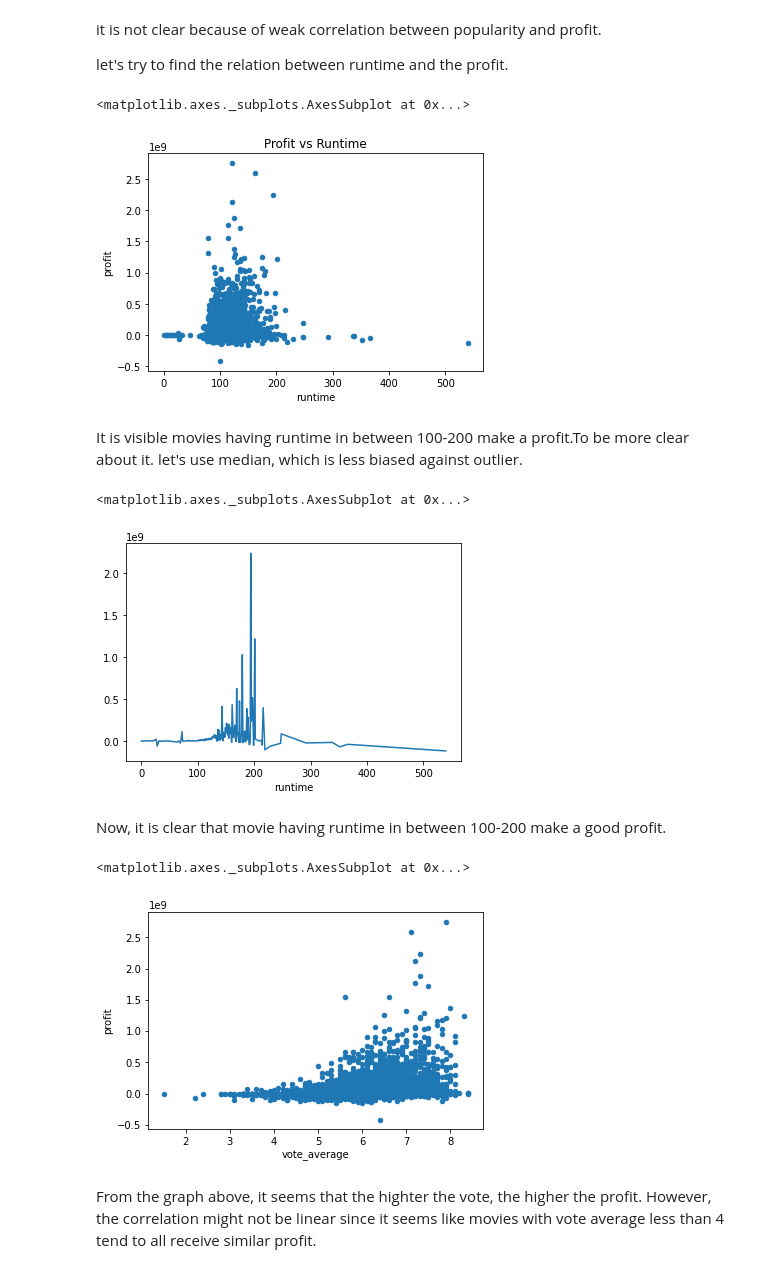
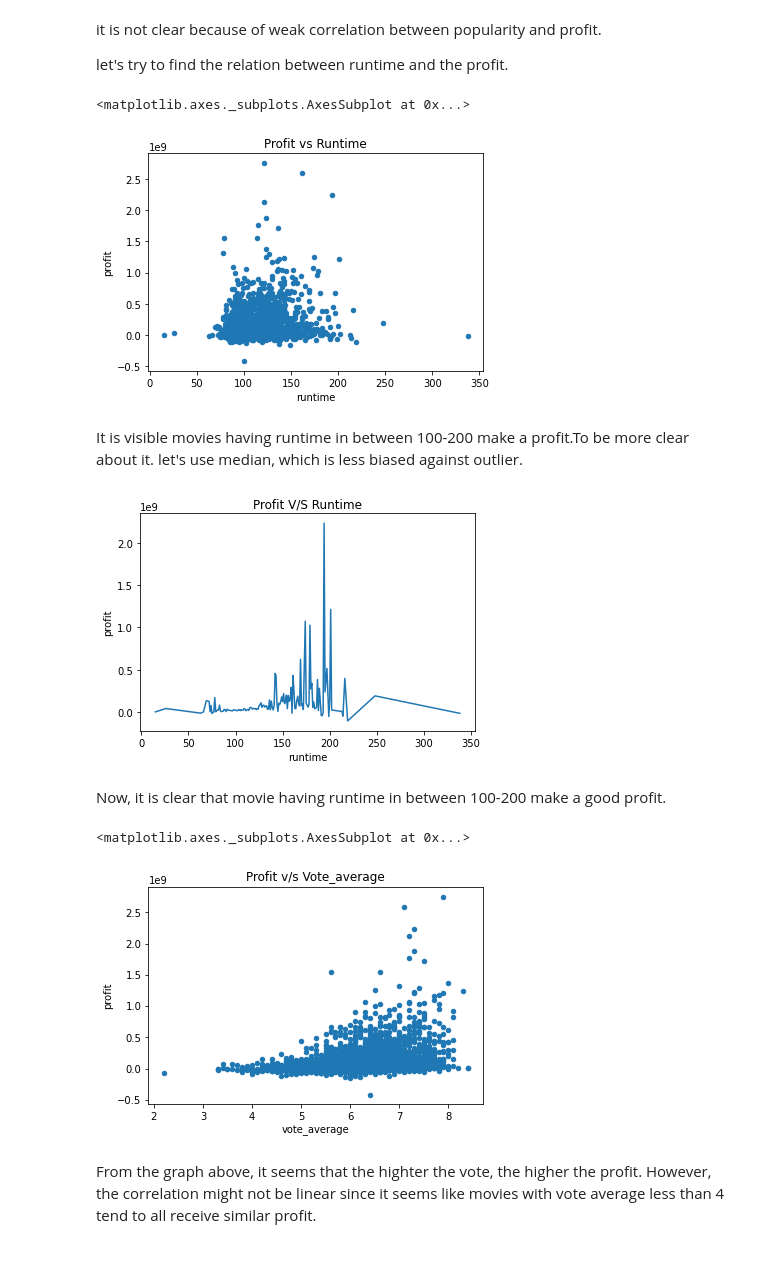
Before and after one commit to Ankurjainaj/A-B-Test-Results, a Jupyter notebook: investigate_a_TMDBMovie_Dataset.ipynb, the cells around one changed output. Drawn from its saved outputs; the diff is of its cells as text; code cells hidden in the pictures.

```diff
--- a/investigate_a_TMDBMovie_Dataset.ipynb
+++ b/investigate_a_TMDBMovie_Dataset.ipynb
@@ -139,5 +133,12 @@ movie_data.drop(movie_data[(movie_data.budget_adj==0)].index,inplace=True)
+# %%
+#droping all zero value
+movie_data.drop(movie_data[(movie_data.budget_adj==0)].index,inplace=True)   #budget_adj zero values dropped
+movie_data.drop(movie_data[(movie_data.revenue_adj==0)].index,inplace=True)  #revenue_adj zero values dropped
+movie_data.drop(movie_data[(movie_data.runtime==0)].index,inplace=True)      #runtime zero values dropped
 # %%
 movie_data.dropna(inplace=True)
+# %%
+movie_data.drop(movie_data[(movie_data.revenue_adj==0)].index,inplace=True)
 # %%
 movie_data.info()
 # %% [output]
@@ -258,22 +259,22 @@ let's try to find the relation between runtime and the profit.
 movie_data.plot.scatter(x='runtime', y='profit', title='Profit vs Runtime')
 # %% [output]
 <matplotlib.axes._subplots.AxesSubplot at 0x...>
-[figure, old version]
+[figure, new version]
 # %% [markdown]
 It is visible movies having runtime in between 100-200 make a profit.To be more clear about it. let's use median, which is less biased against outlier.
 # %%
 median_profit_per_runtime =  get_median_profit_after_grouping_by_column(movie_data, 'runtime')
-median_profit_per_runtime.plot()
+median_profit_per_runtime.plot(title='Profit V/S Runtime')
+set_label('runtime','profit')
 # %% [output]
-<matplotlib.axes._subplots.AxesSubplot at 0x...>
-[figure, old version]
+[figure, new version]
 # %% [markdown]
 Now, it is clear that movie having runtime in between 100-200 make a good profit.
 # %%
-movie_data.plot.scatter(x='vote_average', y='profit')
+movie_data.plot.scatter(x='vote_average', y='profit',title='Profit v/s Vote_average')
 # %% [output]
 <matplotlib.axes._subplots.AxesSubplot at 0x...>
-[figure, old version]
+[figure, new version]
 # %% [markdown]
 From the graph above, it seems that the highter the vote, the higher the profit. However, the correlation might not be linear since it seems like movies with vote average less than 4 tend to all receive similar profit.
 # %% [markdown]
```
Also changed, not shown: parts of 7 cells of this notebook.
